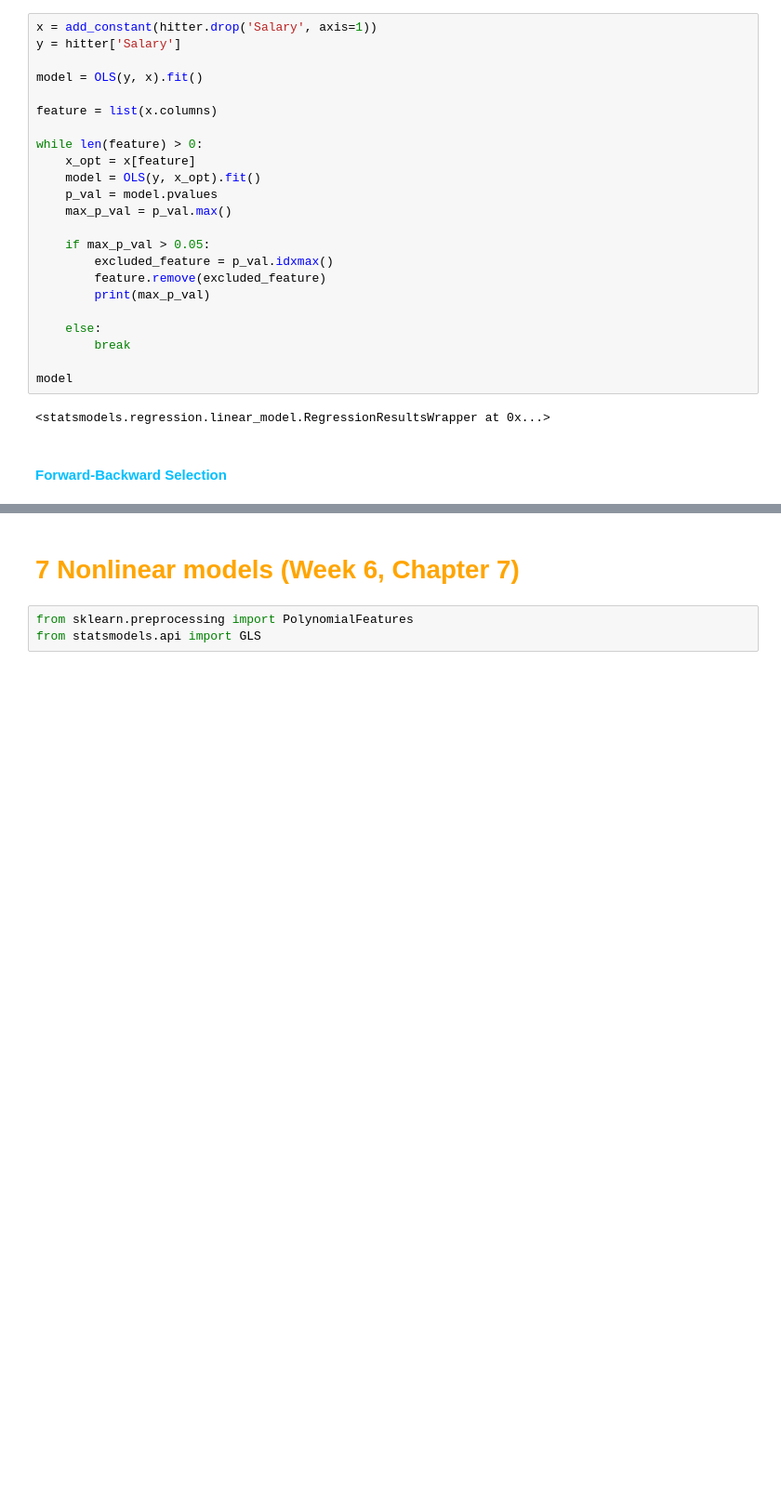
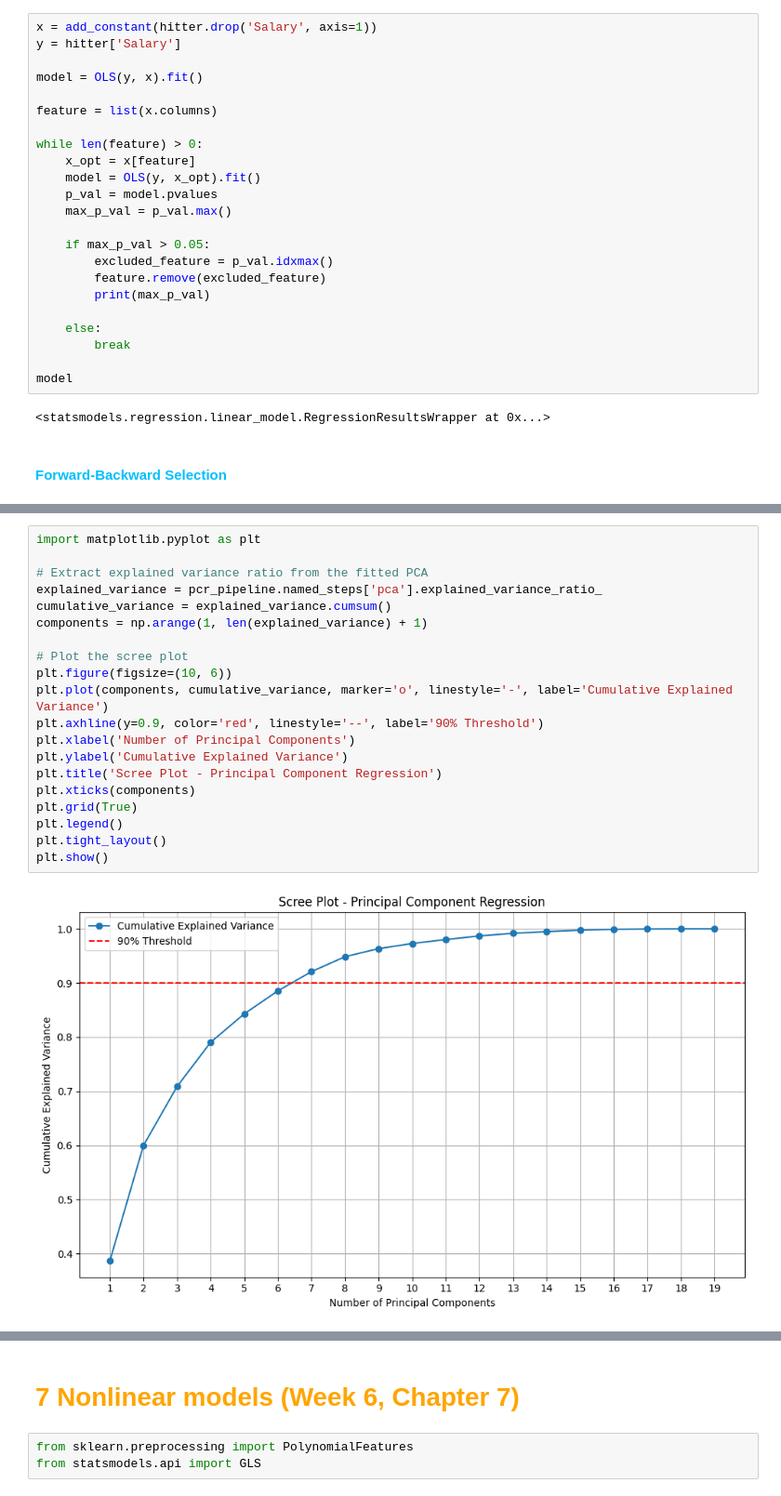
Before and after one commit to Hazim-HF/Machine-Learning, a Jupyter notebook: ML.ipynb, the cells around one changed output, grey strips where cells are left out. Shown at 93% size. Cells and saved outputs as stored; diff of their text form; blank space fills up the shorter version.

```diff
--- a/ML.ipynb
+++ b/ML.ipynb
@@ -797,0 +982,22 @@ model
+# %%
+import matplotlib.pyplot as plt
+
+# Extract explained variance ratio from the fitted PCA
+explained_variance = pcr_pipeline.named_steps['pca'].explained_variance_ratio_
+cumulative_variance = explained_variance.cumsum()
+components = np.arange(1, len(explained_variance) + 1)
+
+# Plot the scree plot
+plt.figure(figsize=(10, 6))
+plt.plot(components, cumulative_variance, marker='o', linestyle='-', label='Cumulative Explained Variance')
+plt.axhline(y=0.9, color='red', linestyle='--', label='90% Threshold')
+plt.xlabel('Number of Principal Components')
+plt.ylabel('Cumulative Explained Variance')
+plt.title('Scree Plot - Principal Component Regression')
+plt.xticks(components)
+plt.grid(True)
+plt.legend()
+plt.tight_layout()
+plt.show()
+# %% [output]
+[figure, added]
```
Also changed, not shown: parts of 25 cells of this notebook, 2 other files.
